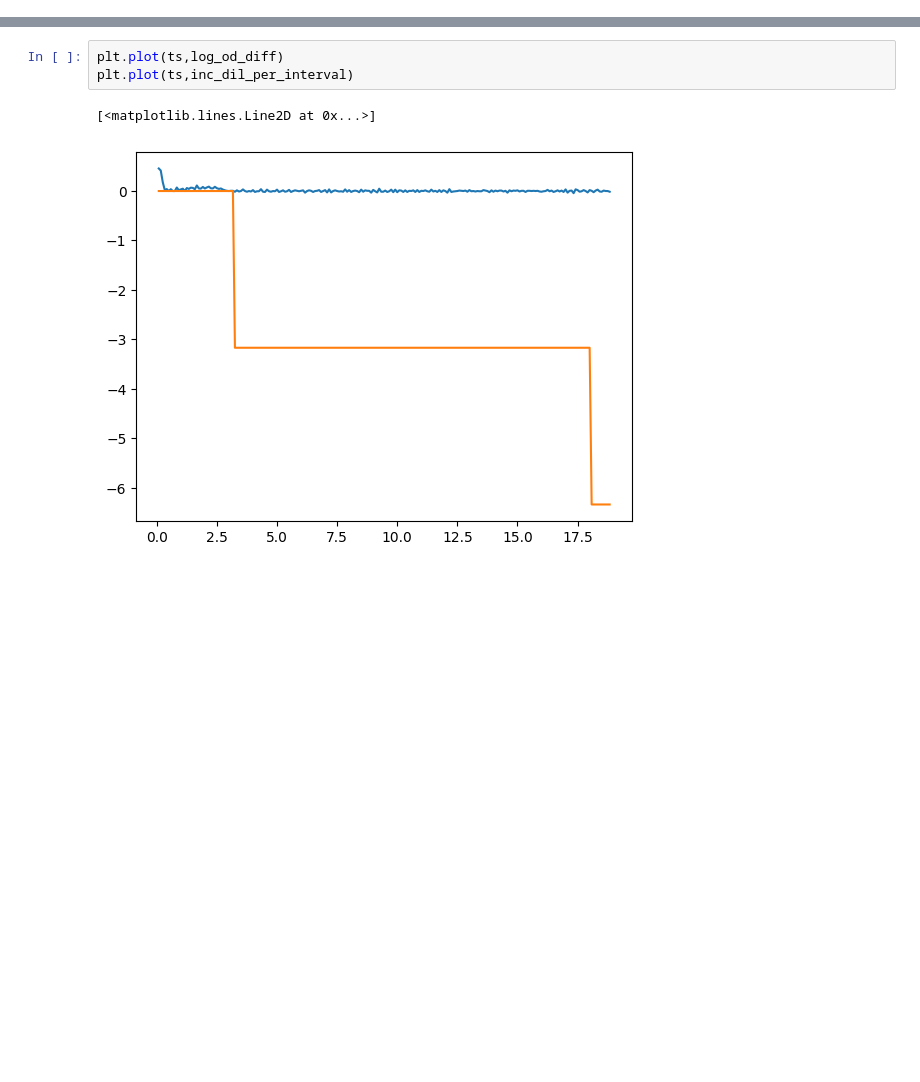
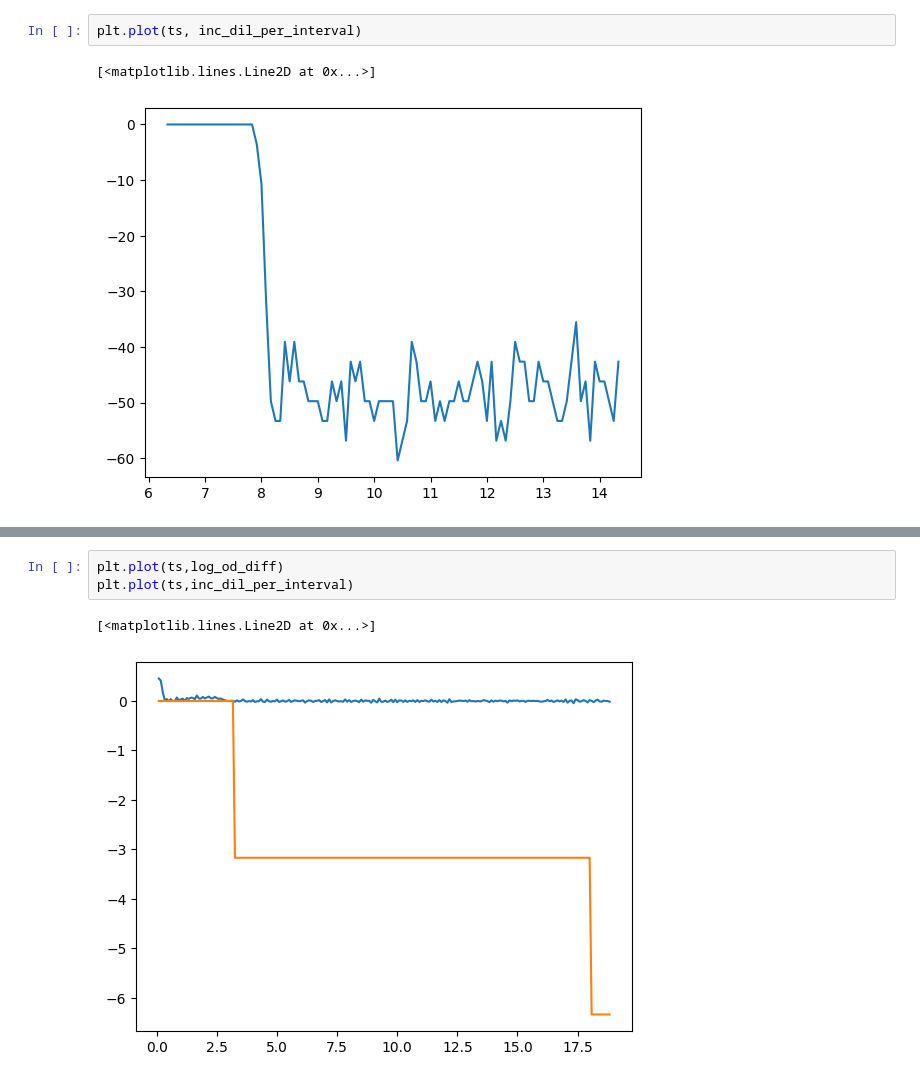
Before and after one commit to Schwank-Lab/evoflow-reactor, a Jupyter notebook: analysis/bact_growth.ipynb, the cells around one changed output, grey strips where cells are left out. Cells and saved outputs as stored; diff of their text form; blank space fills up the shorter version.

```diff
--- a/analysis/bact_growth.ipynb
+++ b/analysis/bact_growth.ipynb
@@ -113,0 +81,5 @@ volume per burst = 1.5981735159817352 ml = 0.05327245053272451 inc. volumes
+# %%
+plt.plot(ts, inc_dil_per_interval)
+# %% [output]
+[<matplotlib.lines.Line2D at 0x...>]
+[figure, added]
```
Also changed, not shown: parts of 11 cells of this notebook, 2 other files.
